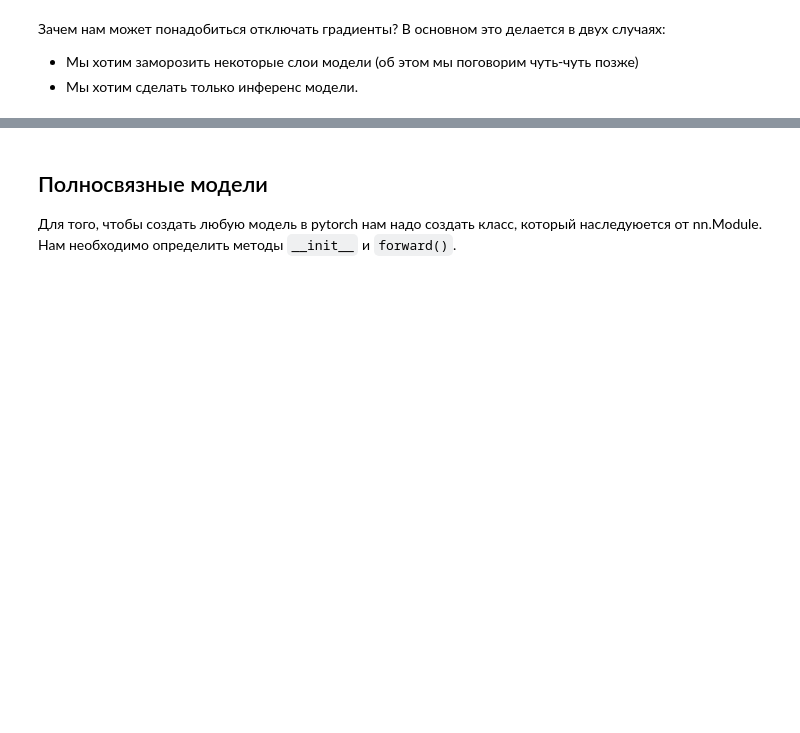
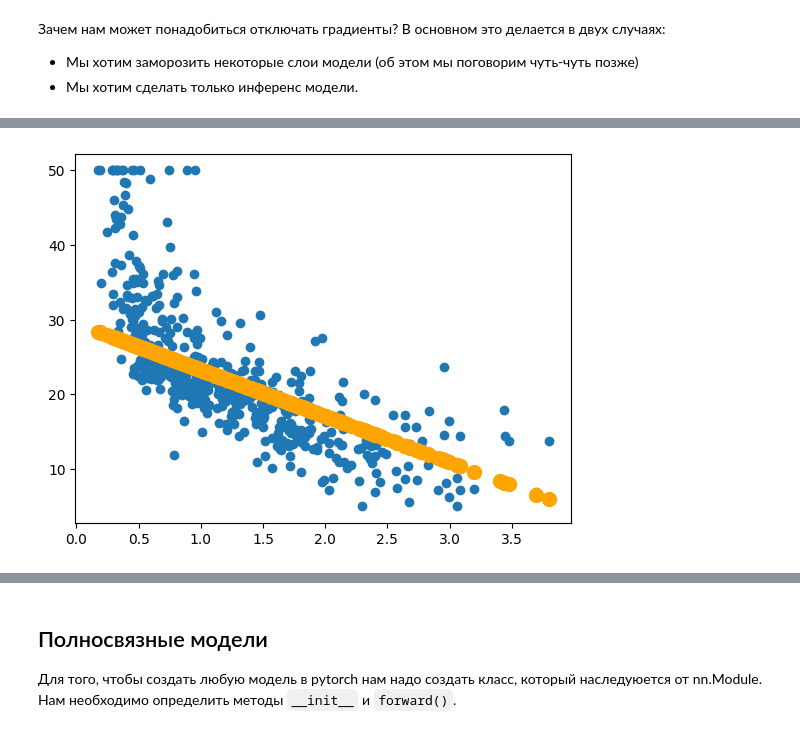
Before and after one commit to AlexeyRogS/cv_course, a Jupyter notebook: week3/torch_intro.ipynb, the cells around one changed output, grey strips where cells are left out. Drawn from its saved outputs; the diff is of its cells as text; code cells hidden in the pictures; blank space fills up the shorter version.

```diff
--- a/week3/torch_intro.ipynb
+++ b/week3/torch_intro.ipynb
@@ -386,0 +502,31 @@ with torch.no_grad():
+# %%
+from IPython.display import clear_output
+
+for i in range(100):
+
+    y_pred = w * x + b
+    loss = torch.mean((y_pred - y)**2)
+    loss.backward()
+
+    with torch.no_grad():
+        w.data = w - 0.05 * w.grad.data
+        b.data = b - 0.05 * b.grad.data
+
+        # zero gradients
+        w.grad.zero_()
+        b.grad.zero_()
+
+    # the rest of code is just bells and whistles
+    if (i + 1) % 5 == 0:
+        clear_output(True)
+        plt.scatter(x.data.numpy(), y.data.numpy())
+        plt.scatter(x.data.numpy(), y_pred.data.numpy(),
+                    color='orange', linewidth=5)
+        plt.show()
+
+        print("loss = ", loss.data.numpy())
+        if loss.item() < 0.5:
+            print("Done!")
+            break
+# %% [output]
+[figure, added]
```
Also changed, not shown: parts of 49 cells of this notebook.
